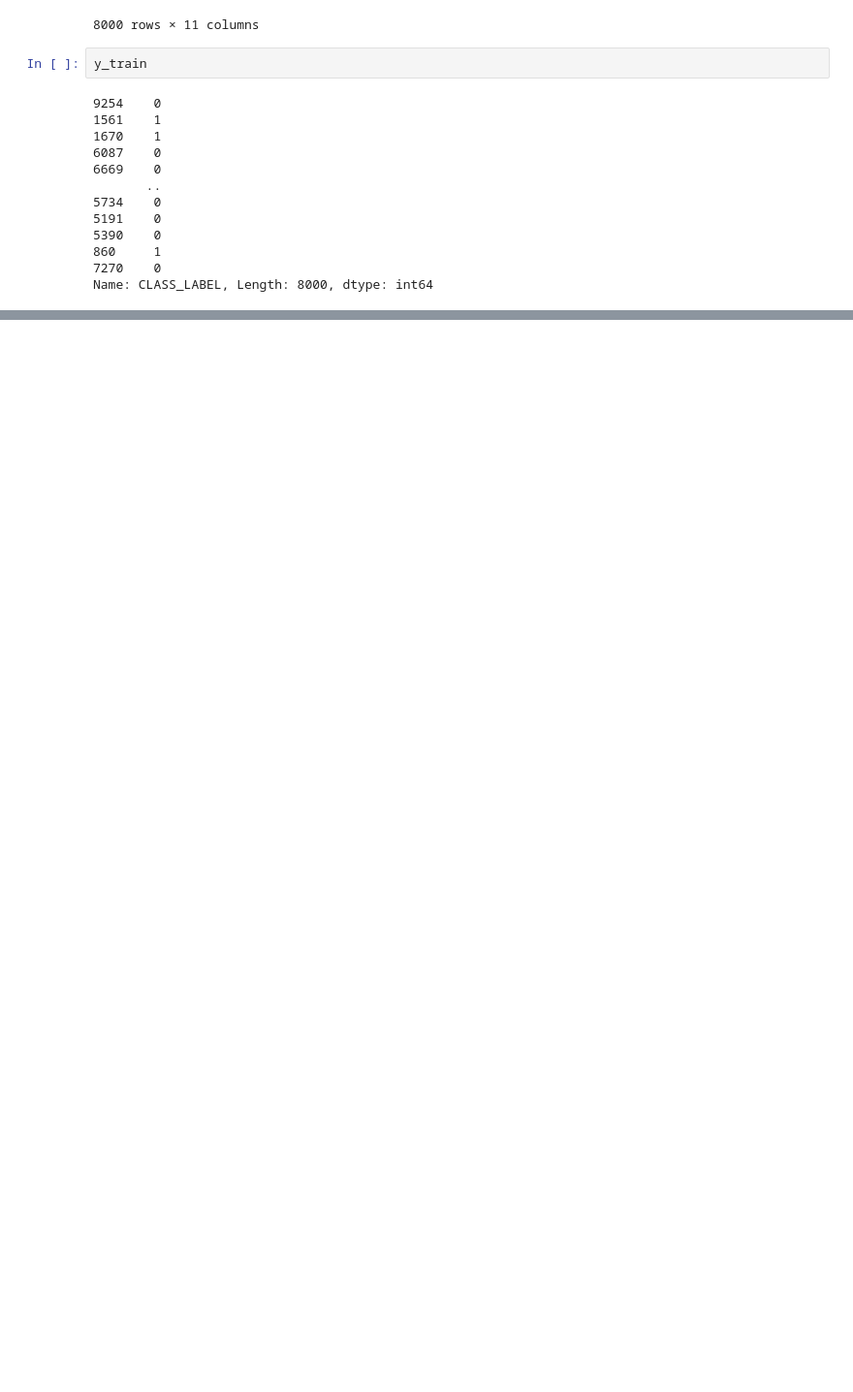
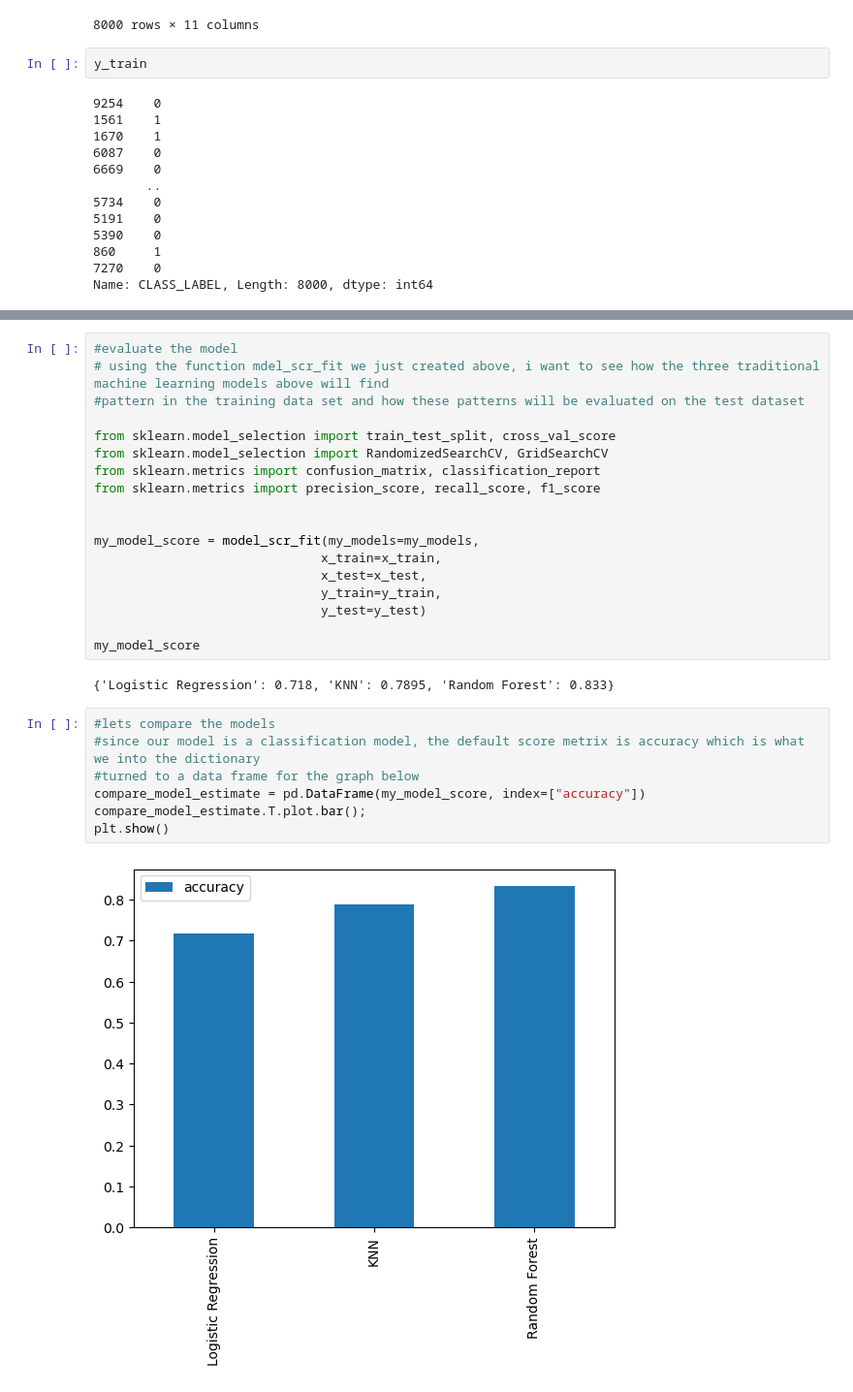
Before and after one commit to Ogierumua/phishing-website-project, a Jupyter notebook: Phishing_website.ipynb, the cells around one changed output, grey strips where cells are left out. Shown at 97% size. Drawn from its saved outputs; the diff is of its cells as text; blank space fills up the shorter version.

```diff
--- a/Phishing_website.ipynb
+++ b/Phishing_website.ipynb
@@ -568,0 +606,29 @@ Name: CLASS_LABEL, Length: 8000, dtype: int64
+# %%
+#evaluate the model
+# using the function mdel_scr_fit we just created above, i want to see how the three traditional machine learning models above will find
+#pattern in the training data set and how these patterns will be evaluated on the test dataset
+
+from sklearn.model_selection import train_test_split, cross_val_score
+from sklearn.model_selection import RandomizedSearchCV, GridSearchCV
+from sklearn.metrics import confusion_matrix, classification_report
+from sklearn.metrics import precision_score, recall_score, f1_score
+
+
+my_model_score = model_scr_fit(my_models=my_models,
+                              x_train=x_train,
+                              x_test=x_test,
+                              y_train=y_train,
+                              y_test=y_test)
+
+my_model_score
+# %% [output]
+{'Logistic Regression': 0.718, 'KNN': 0.7895, 'Random Forest': 0.833}
+# %%
+#lets compare the models
+#since our model is a classification model, the default score metrix is accuracy which is what we into the dictionary
+#turned to a data frame for the graph below
+compare_model_estimate = pd.DataFrame(my_model_score, index=["accuracy"])
+compare_model_estimate.T.plot.bar();
+plt.show()
+# %% [output]
+[figure, added]
```
Also changed, not shown: parts of 7 cells of this notebook.
